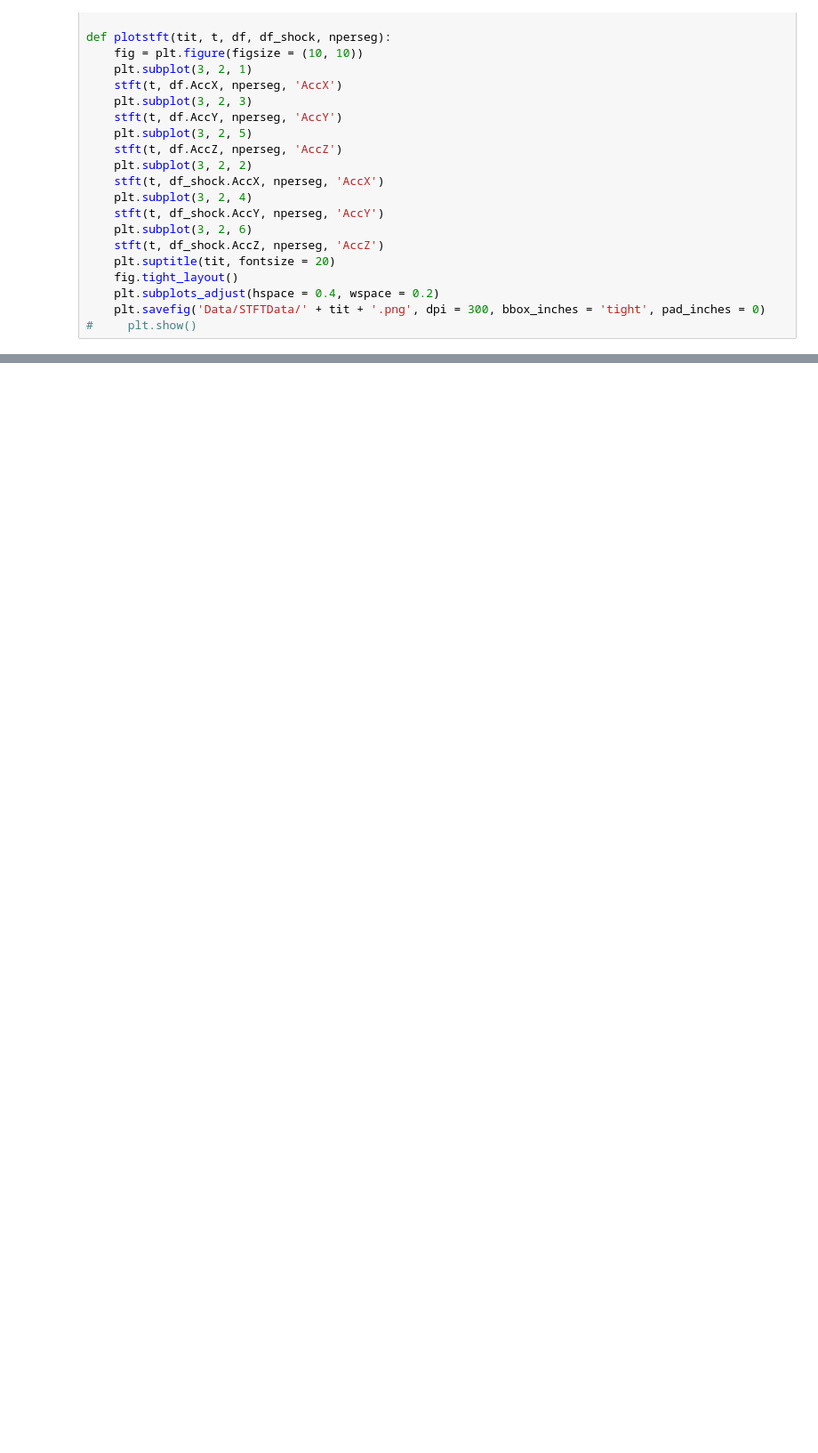
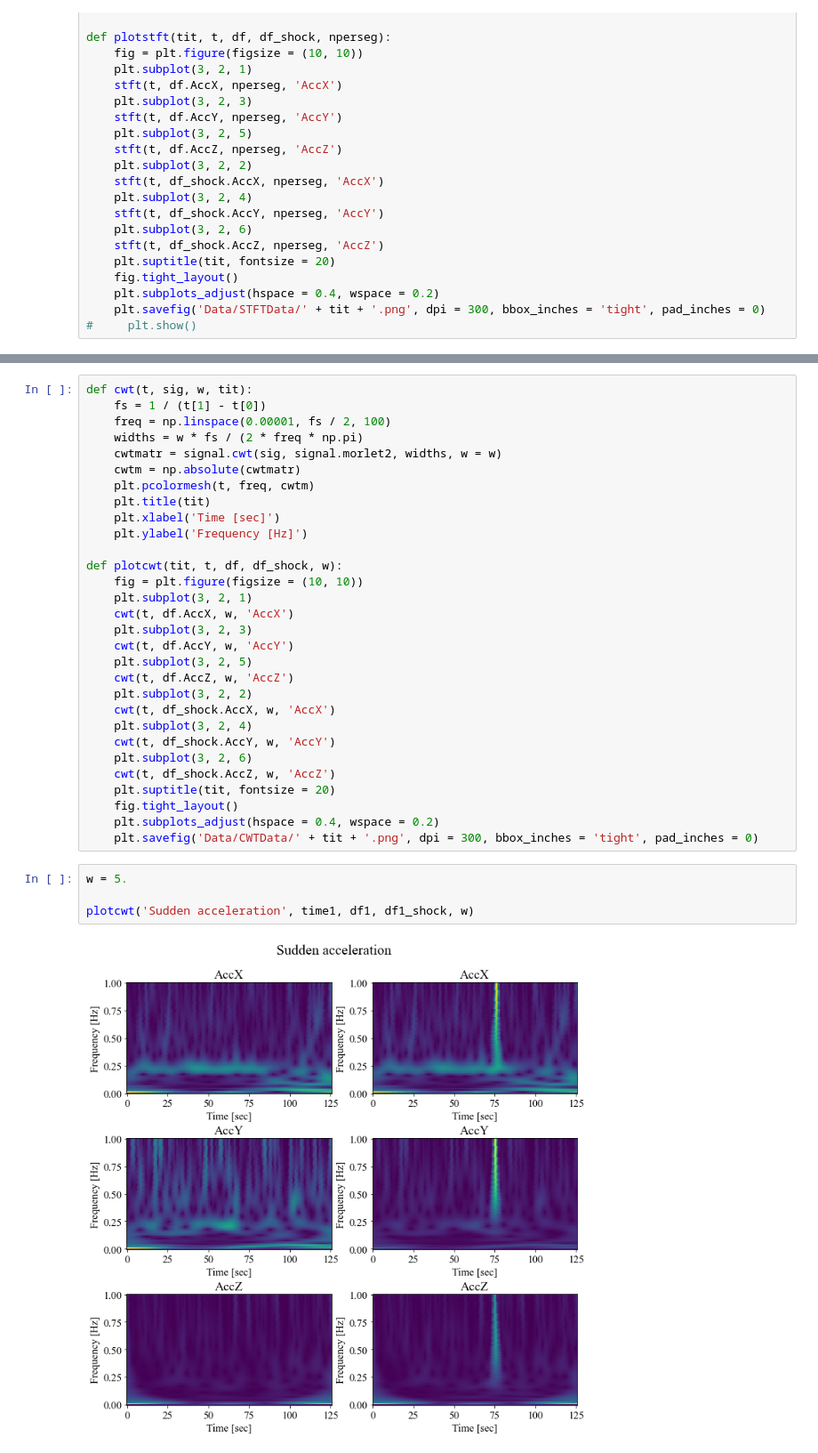
Before and after one commit to Zerohertz/Frequency-Analysis-of-Acceleration-Signal, a Jupyter notebook: 07_Frequency_Analysis_Shock.ipynb, the cells around one changed output, grey strips where cells are left out. Shown at 89% size. Saved outputs shown, nothing was run; the diff lists cells and outputs as text; blank space fills up the shorter version.

Commit message:
Update 07_Frequency_Analysis_Shcok.ipynb

```diff
--- a/07_Frequency_Analysis_Shock.ipynb
+++ b/07_Frequency_Analysis_Shock.ipynb
@@ -101,0 +108,36 @@ plotstft('Sudden break', time4, df4, df4_shock, nperseg)
+# %%
+def cwt(t, sig, w, tit):
+    fs = 1 / (t[1] - t[0])
+    freq = np.linspace(0.00001, fs / 2, 100)
+    widths = w * fs / (2 * freq * np.pi)
+    cwtmatr = signal.cwt(sig, signal.morlet2, widths, w = w)
+    cwtm = np.absolute(cwtmatr)
+    plt.pcolormesh(t, freq, cwtm)
+    plt.title(tit)
+    plt.xlabel('Time [sec]')
+    plt.ylabel('Frequency [Hz]')
+
+def plotcwt(tit, t, df, df_shock, w):
+    fig = plt.figure(figsize = (10, 10))
+    plt.subplot(3, 2, 1)
+    cwt(t, df.AccX, w, 'AccX')
+    plt.subplot(3, 2, 3)
+    cwt(t, df.AccY, w, 'AccY')
+    plt.subplot(3, 2, 5)
+    cwt(t, df.AccZ, w, 'AccZ')
+    plt.subplot(3, 2, 2)
+    cwt(t, df_shock.AccX, w, 'AccX')
+    plt.subplot(3, 2, 4)
+    cwt(t, df_shock.AccY, w, 'AccY')
+    plt.subplot(3, 2, 6)
+    cwt(t, df_shock.AccZ, w, 'AccZ')
+    plt.suptitle(tit, fontsize = 20)
+    fig.tight_layout()
+    plt.subplots_adjust(hspace = 0.4, wspace = 0.2)
+    plt.savefig('Data/CWTData/' + tit + '.png', dpi = 300, bbox_inches = 'tight', pad_inches = 0)
+# %%
+w = 5.
+
+plotcwt('Sudden acceleration', time1, df1, df1_shock, w)
+# %% [output]
+[figure, added]
```
Also changed, not shown: parts of 8 cells of this notebook.
